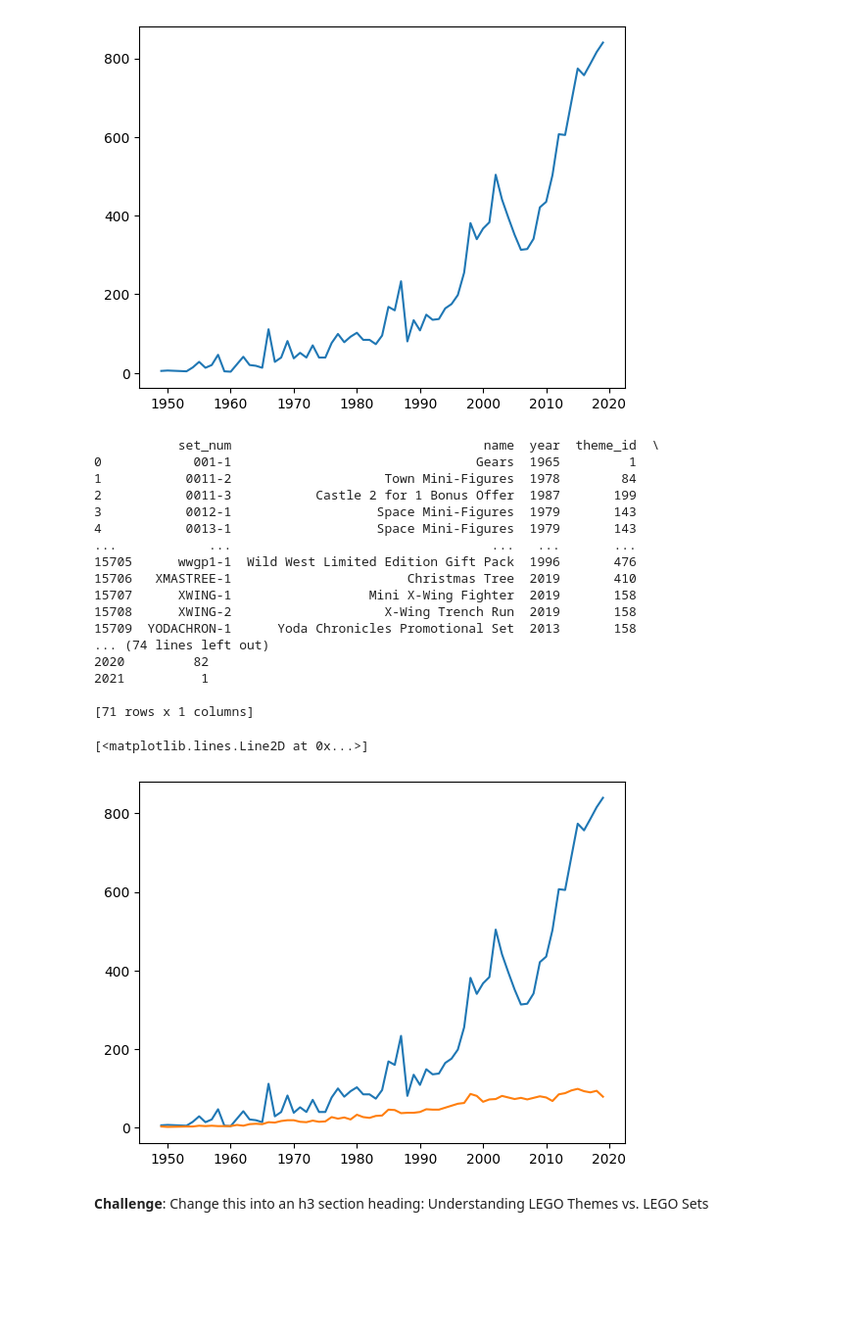
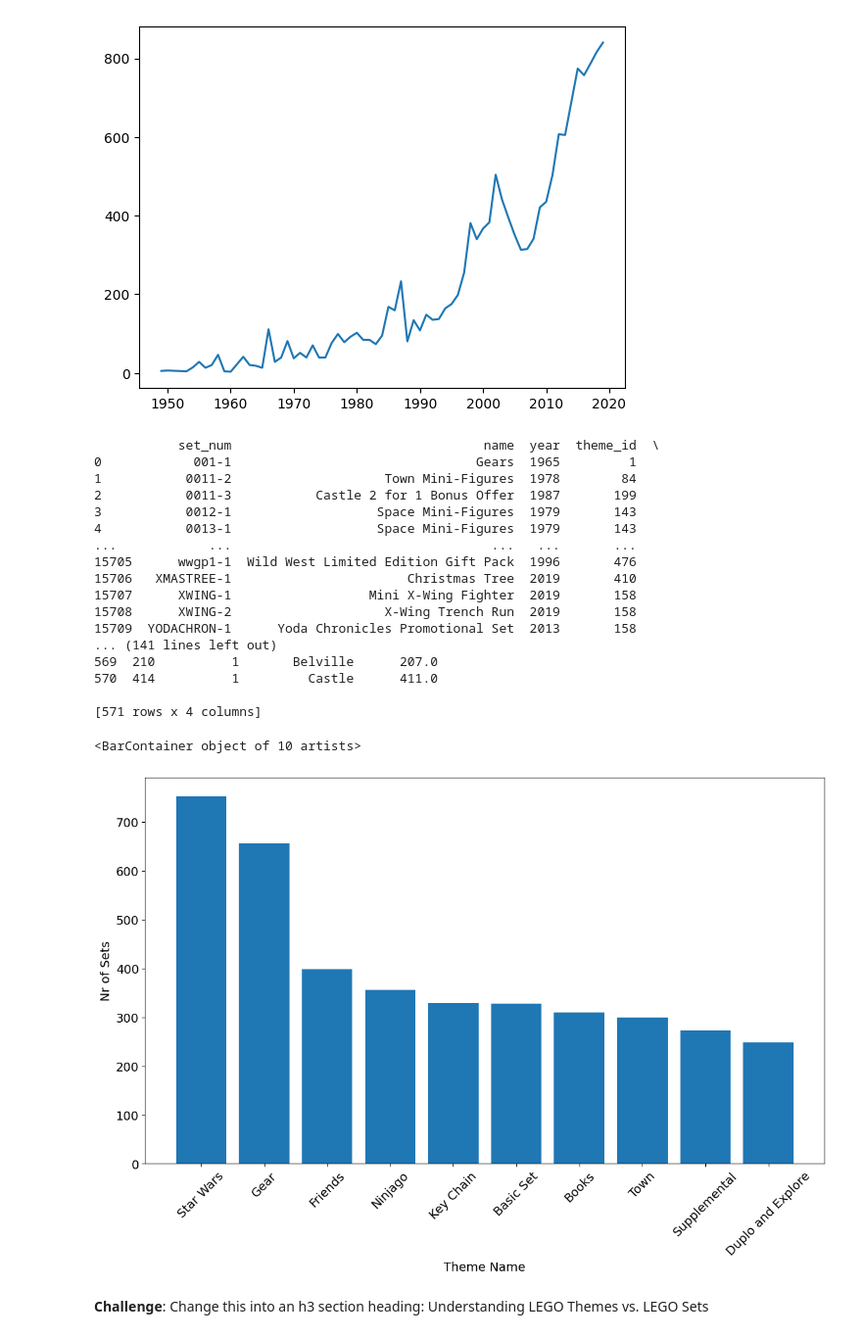
Before and after one commit to Sn-bow/LEGO_notebook_and_data, a Jupyter notebook: src/Lego_Analysis_for_Course_(start).ipynb, the cells around one changed output. Shown: that part at 98% size. Saved outputs shown, nothing was run; the diff lists cells and outputs as text; code cells hidden in the pictures; blank space fills up the shorter version.

Commit message:
테마별 시리즈중 가장 많은 갯수를 가지고 있는 테마 이름 각 데이터 합병 & 기본키(고유키) 외래키

```diff
--- a/src/Lego_Analysis_for_Course_(start).ipynb
+++ b/src/Lego_Analysis_for_Course_(start).ipynb
@@ -141,41 +141,87 @@ sets_by_year = sets_df.groupby('year').count()
 print(sets_by_year["set_num"].head())
 print(sets_by_year["set_num"].tail())
 
 # 시각화
-plt.plot(sets_by_year.index[:-2] ,sets_by_year["set_num"][:-2] )
+# plt.plot(sets_by_year.index[:-2] ,sets_by_year["set_num"][:-2] )
 
 # 연도별 테마수
 ## 연도별 테마수 평균값
 sets_by_theme_mean = sets_df[["year", "theme_id", "num_parts"]].groupby("year").mean()
 print(sets_by_theme_mean["theme_id"].head())
 ## 연도별 테마 총 수 (고유값)
 sets_by_theme_agg = sets_df.groupby("year").agg({"theme_id" : pd.Series.nunique})
 sets_by_theme_agg.rename(columns={"theme_id": "nr_themes"}, inplace=True) # column 명 변경
 print(sets_by_theme_agg)
 
 # 연도별로 출시된 테마 수를 선으로 표시
 # 데이터세트에 전체 달이 들어간 연도만 포함(1949~2019)
-plt.plot(sets_by_theme_agg.index[:-2], sets_by_theme_agg["nr_themes"][:-2])
+# plt.plot(sets_by_theme_agg.index[:-2], sets_by_theme_agg["nr_themes"][:-2])
+
+parts_per_set = sets_df.groupby('year').agg({"num_parts": pd.Series.mean})
+print(parts_per_set)
+
+
+
+# 테마별 시리즈중 가장 많은 갯수를 가지고있는 테마 이름
+## 기본키 와 외래키 로 연결
+### 테마 아이디
+set_theme_count = sets_df["theme_id"].value_counts()
+set_theme_count = pd.DataFrame({"id": set_theme_count.index, "set_count": set_theme_count.values})
+print(set_theme_count.head())
+
+### 테마 이름
+theme_df = pd.read_csv('../data/themes.csv')
+print(theme_df[theme_df["name"] == "Star Wars"])
+print(sets_df[sets_df["theme_id"] == 158])
+
+# 테마당 세트수와 테마 네임 데이터 합병
+merged_df = pd.merge(set_theme_count, theme_df, on='id')
+print(merged_df)
+
+# 시각화 바 차트
+plt.figure(figsize=(14,8))
+plt.xticks(fontsize=14, rotation=45)
+plt.yticks(fontsize=14)
+plt.ylabel('Nr of Sets', fontsize=14)
+plt.xlabel('Theme Name', fontsize=14)
+plt.bar(merged_df["name"][:10], merged_df["set_count"][:10])
+
+
+
+
+## 시각화
+
+
+# ax1 = plt.gca()
+# ax2 = ax1.twinx()
+# ax1.plot(sets_by_year.index[:-2] ,sets_by_year["set_num"][:-2], color="g")
+# ax2.plot(sets_by_theme_agg.index[:-2], sets_by_theme_agg["nr_themes"][:-2], color="b")
+# plt.scatter(parts_per_set.index[:-2], parts_per_set["num_parts"][:-2])
+
+# ### label 설정
+# ax1.set_xlabel("Year")
+# ax1.set_ylabel("Number of sets by year", color="green")
+# ax2.set_ylabel("Total number of themes by year (unique value)", color="blue")
 # %% [output]
            set_num                                 name  year  theme_id  \
 0            001-1                                Gears  1965         1
 1           0011-2                    Town Mini-Figures  1978        84
 2           0011-3           Castle 2 for 1 Bonus Offer  1987       199
 3           0012-1                   Space Mini-Figures  1979       143
 4           0013-1                   Space Mini-Figures  1979       143
 ...            ...                                  ...   ...       ...
 15705      wwgp1-1  Wild West Limited Edition Gift Pack  1996       476
 15706   XMASTREE-1                       Christmas Tree  2019       410
 15707      XWING-1                  Mini X-Wing Fighter  2019       158
 15708      XWING-2                    X-Wing Trench Run  2019       158
 15709  YODACHRON-1      Yoda Chronicles Promotional Set  2013       158
-... (74 lines left out)
-2020         82
-2021          1
+... (141 lines left out)
+569  210          1       Belville      207.0
+570  414          1         Castle      411.0
 
-[71 rows x 1 columns]
+[571 rows x 4 columns]
-[<matplotlib.lines.Line2D at 0x...>]
+<BarContainer object of 10 artists>
-[figure, old version]
+[figure, new version]
 # %% [markdown]
 **Challenge**: Change this into an h3 section heading: Understanding LEGO Themes vs. LEGO Sets
 # %% [markdown]
```
Also changed, not shown: 1 other file.
